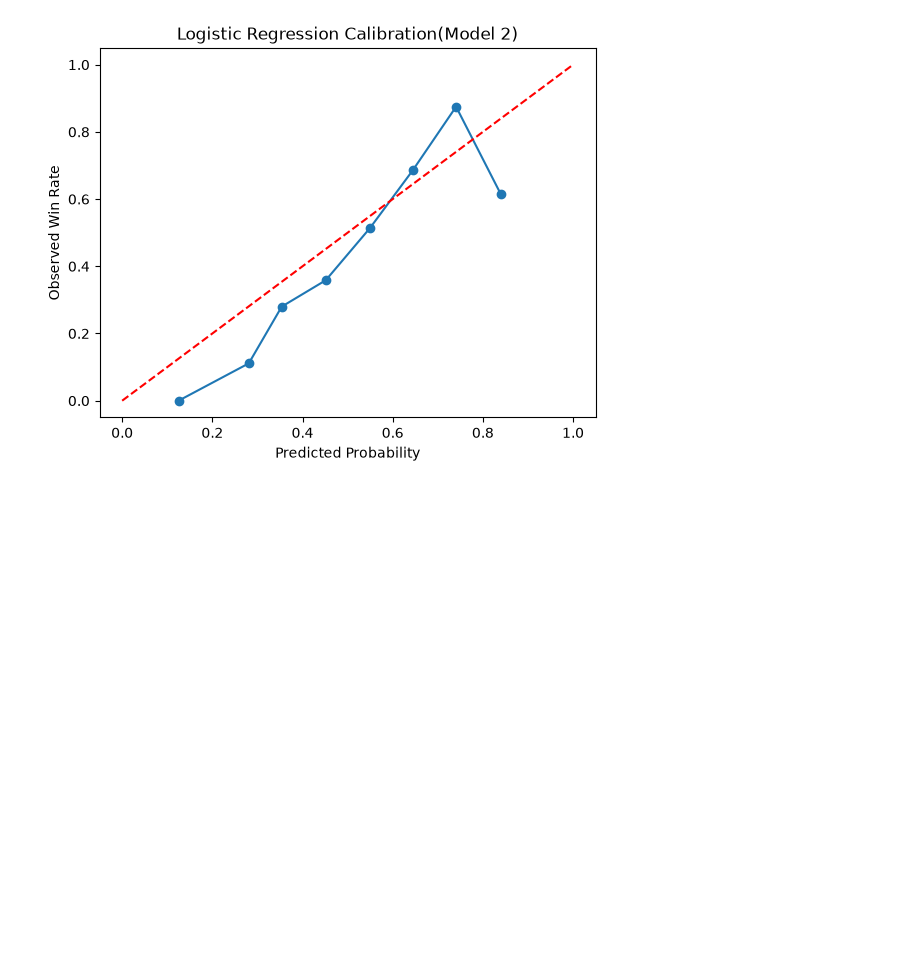
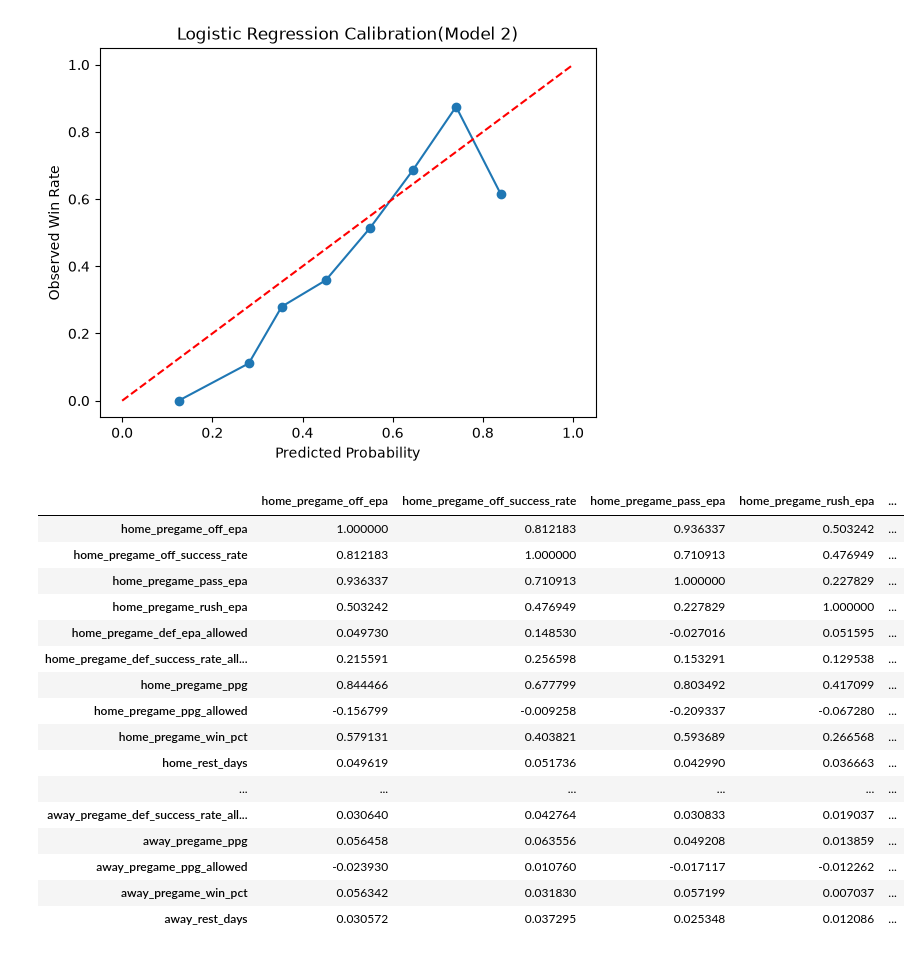
Before and after one commit to swcrockett/nfl-win-probability-model, a Jupyter notebook: notebooks/03_baseline_model.ipynb, the cells around one changed output. Drawn from its saved outputs; the diff is of its cells as text; code cells hidden in the pictures; blank space fills up the shorter version.

```diff
--- a/notebooks/03_baseline_model.ipynb
+++ b/notebooks/03_baseline_model.ipynb
@@ -272,3 +306,23 @@ plt.title('Logistic Regression Calibration(Model 2)')
 plt.show()
 # %% [output]
 [figure]
+# %%
+x_train.corr()
+# %% [output]
+|  | home_pregame_off_epa | home_pregame_off_success_rate | home_pregame_pass_epa | home_pregame_rush_epa | ... |
+| home_pregame_off_epa | 1.000000 | 0.812183 | 0.936337 | 0.503242 | ... |
+| home_pregame_off_success_rate | 0.812183 | 1.000000 | 0.710913 | 0.476949 | ... |
+| home_pregame_pass_epa | 0.936337 | 0.710913 | 1.000000 | 0.227829 | ... |
+| home_pregame_rush_epa | 0.503242 | 0.476949 | 0.227829 | 1.000000 | ... |
+| home_pregame_def_epa_allowed | 0.049730 | 0.148530 | -0.027016 | 0.051595 | ... |
+| home_pregame_def_success_rate_all... | 0.215591 | 0.256598 | 0.153291 | 0.129538 | ... |
+| home_pregame_ppg | 0.844466 | 0.677799 | 0.803492 | 0.417099 | ... |
+| home_pregame_ppg_allowed | -0.156799 | -0.009258 | -0.209337 | -0.067280 | ... |
+| home_pregame_win_pct | 0.579131 | 0.403821 | 0.593689 | 0.266568 | ... |
+| home_rest_days | 0.049619 | 0.051736 | 0.042990 | 0.036663 | ... |
+| ... | ... | ... | ... | ... | ... |
+| away_pregame_def_success_rate_all... | 0.030640 | 0.042764 | 0.030833 | 0.019037 | ... |
+| away_pregame_ppg | 0.056458 | 0.063556 | 0.049208 | 0.013859 | ... |
+| away_pregame_ppg_allowed | -0.023930 | 0.010760 | -0.017117 | -0.012262 | ... |
+| away_pregame_win_pct | 0.056342 | 0.031830 | 0.057199 | 0.007037 | ... |
+| away_rest_days | 0.030572 | 0.037295 | 0.025348 | 0.012086 | ... |
```
Also changed, not shown: parts of 8 cells of this notebook, 2 other files.
